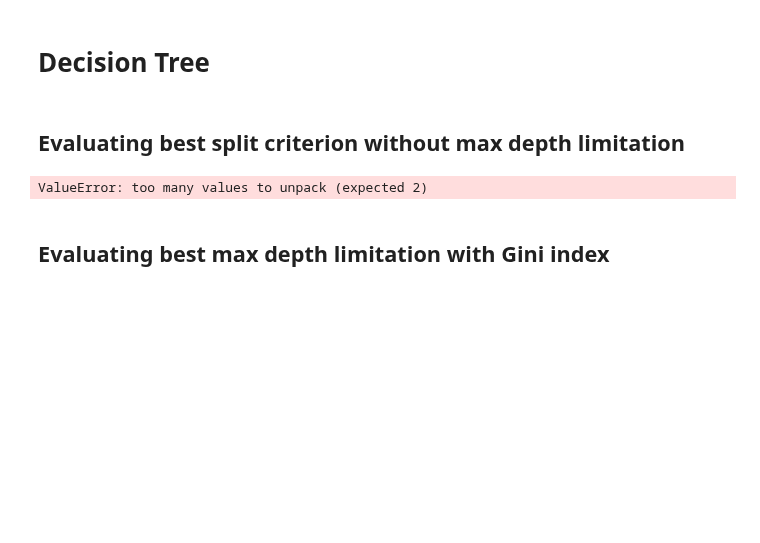
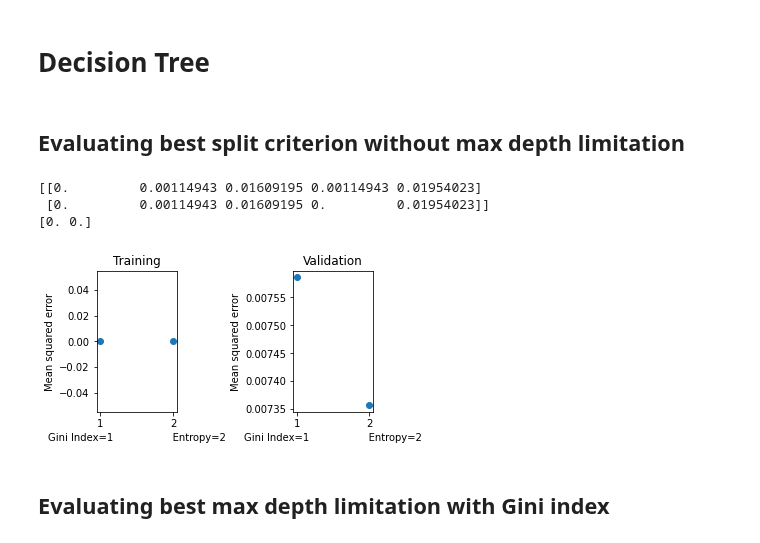
Before and after one commit to emmacona/COMP551-A1-KNN-and-Decision-tree-optimization, a Jupyter notebook: dataset-2.ipynb, the cells around one changed output. Cells and saved outputs as stored; diff of their text form; code cells hidden in the pictures; blank space fills up the shorter version.

```diff
--- a/dataset-2.ipynb
+++ b/dataset-2.ipynb
@@ -110,14 +112,13 @@ max    7.324692e+01  5.171173e+00  1.020827e+01  9.826666e+00  3.912110e+00
 # %% [markdown]
 ### Split training data into training and validation, start with 9:1 ratio (90% traning, 10% validation)
 # %%
-x_d2=normalized_dataset2.loc[:,'A1-Time':'A9']
-y_d2=normalized_dataset2.loc[:,'LABEL']
 
 def splitTraining(p_val,num_instances):
     n_val=num_instances//p_val
+    np.random.seed(5)
     inds = np.random.permutation(num_instances)
-    x_val2,y_val2=x_d2.loc[inds[:n_val],:],y_d2.loc[inds[:n_val]]
-    x_train2,y_train2=x_d2.loc[inds[n_val:],:],y_d2.loc[inds[n_val:]]
+    x_val2,y_val2=normalized_xd2.loc[inds[:n_val],:],y_d2.loc[inds[:n_val]]
+    x_train2,y_train2=normalized_xd2.loc[inds[n_val:],:],y_d2.loc[inds[n_val:]]
 
     return n_val, x_val2,y_val2, x_train2, y_train2
 # %% [markdown]
@@ -200,27 +218,54 @@ from sklearn.model_selection import cross_val_score
 # %% [markdown]
 ## Evaluating best split criterion without max depth limitation
 # %%
-from sklearn.tree import DecisionTreeClassifier
+from sklearn import tree
 
-criteria_list=['gini', 'entropy']
-y_train2_encoded = preprocessing.LabelEncoder().fit_transform(y_train2)
-## TO BE CHANGED FOR DECISION TREE
-for i, crt in criteria_list:
-    #Find the validation errors for num_folds splits for a given K
-    model = model.fit(x_train2,y_train2_encoded)
-    err_train[i]= loss(y_train2, model.predict(x_train2))
-    for f, (tr, val) in enumerate(cross_validate(n_val, num_folds)):
-        model = DecisionTreeClassifier(criterion=crt, random_state=0)
+criteria_list=["gini", "entropy"]
+err_train,err_valid = np.zeros(len(criteria_list)), np.zeros((len(criteria_list), num_folds))
+
+model = tree.DecisionTreeClassifier()
+model = model.fit(x_train2, y_train2)
+err_train[0]= loss(y_train2, model.predict(x_train2))
+
+for f, (tr, val) in enumerate(cross_validate(n_val, num_folds)):
+        model = tree.DecisionTreeClassifier()
         model = model.fit(x_val2[tr,:], y_val2[tr])
-        err_valid[i, f] = loss(y_val2[val], model.predict(x_val2[val]))
+        err_valid[0,f] = loss(y_val2[val], model.predict(x_val2[val]))
 
-plt.plot(K_list, err_train,  label='test')
-plt.errorbar(criteria_list, np.mean(err_valid, axis=1), np.std(err_valid, axis=1), label='validation')
-plt.legend()
-plt.xlabel('')
-plt.ylabel('mean squared error')
+
+model = tree.DecisionTreeClassifier(criterion="entropy")
+model = model.fit(x_train2, y_train2)
+err_train[1]= loss(y_train2, model.predict(x_train2))
+
+for f, (tr, val) in enumerate(cross_validate(n_val, num_folds)):
+        model = tree.DecisionTreeClassifier(criterion="entropy")
+        model = model.fit(x_val2[tr,:], y_val2[tr])
+        err_valid[1,f] = loss(y_val2[val], model.predict(x_val2[val]))
+
+
+print(err_valid)
+print(err_train)
+x=[1,2]
+
+plt.subplot(1,2,1)
+plt.scatter(x,err_train, label='training')
+plt.xlabel('Gini Index=1                Entropy=2')
+plt.ylabel('Mean squared error')
+plt.title('Training')
+
+plt.subplot(1,2,2)
+plt.scatter(x,np.mean(err_valid, axis=1),label='validation')
+#plt.errorbar(criteria_list, np.mean(err_valid, axis=1), np.std(err_valid, axis=1), label='Validation')
+plt.title('Validation')
+plt.xlabel('Gini Index=1                Entropy=2')
+plt.ylabel('Mean squared error')
+
+plt.tight_layout(pad=5)
 plt.show()
 # %% [output]
-ValueError: too many values to unpack (expected 2)
+[[0.         0.00114943 0.01609195 0.00114943 0.01954023]
+ [0.         0.00114943 0.01609195 0.         0.01954023]]
+[0. 0.]
+[figure, added]
 # %% [markdown]
 ## Evaluating best max depth limitation with Gini index
```
Also changed, not shown: parts of 8 cells of this notebook, 1 other file.
